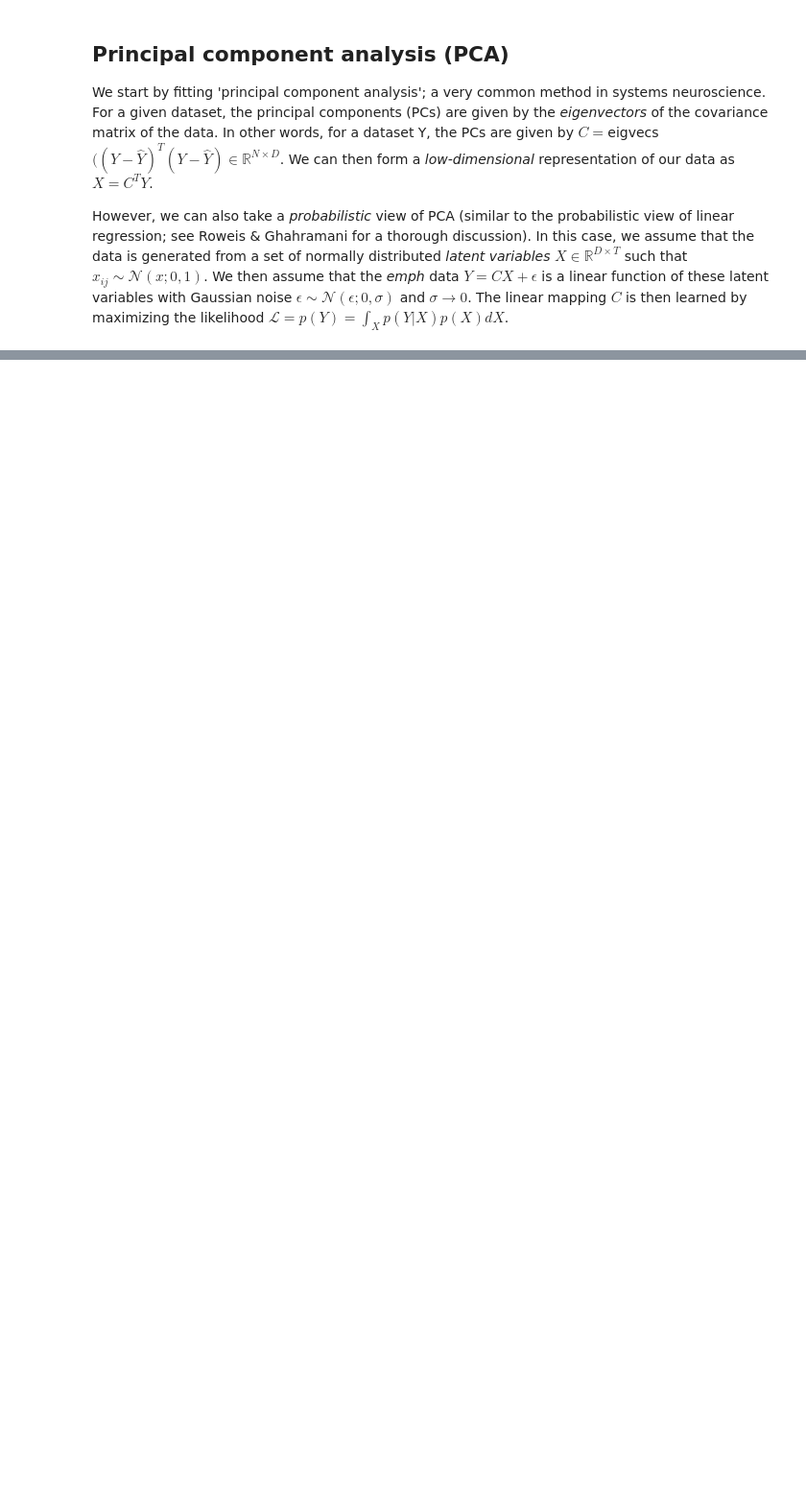
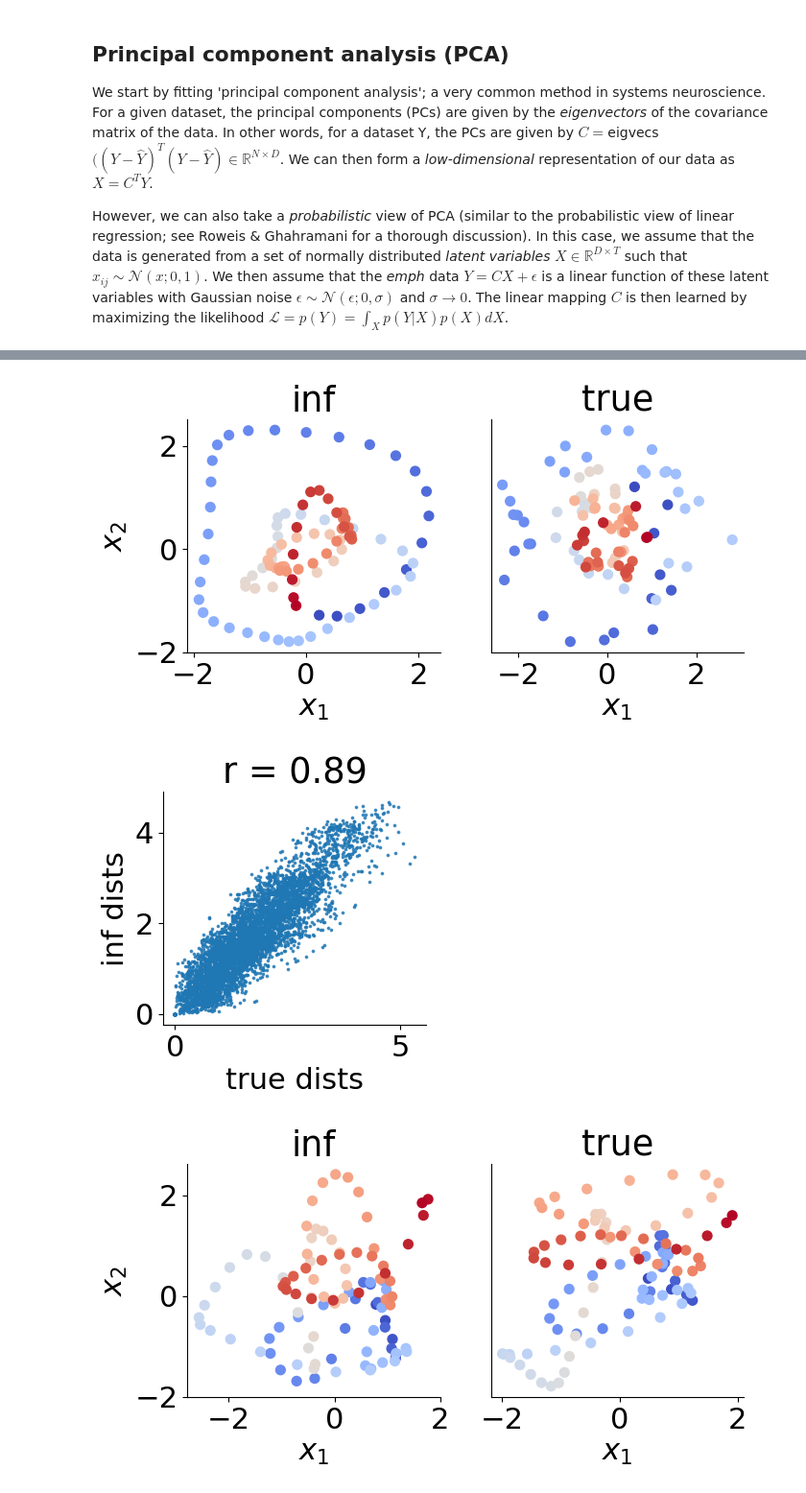
Before and after one commit to davindicode/cosyne-2023-generative-models, a Jupyter notebook: lvms.ipynb, the cells around one changed output, grey strips where cells are left out. Shown at 96% size. Saved outputs shown, nothing was run; the diff lists cells and outputs as text; code cells hidden in the pictures; blank space fills up the shorter version.

```diff
--- a/lvms.ipynb
+++ b/lvms.ipynb
@@ -191,0 +340,5 @@ ValueError: structure of the spiketrains is not correct: 0-axis should be trials
+# %%
+### We now fit GPLVMs using the mgplvm python package
+
+Xgplvm1, mod_gplvm1 = fit_gplvm_data(Y1, D)
+Xgplvm2, mod_gplvm2 = fit_gplvm_data(Y2, D)
@@ -191,0 +372,10 @@ ValueError: structure of the spiketrains is not correct: 0-axis should be trials
+# %%
+comp_lats([Xgplvm1, X1], cs = [np.arange(T) for _ in range(2)], cmap = 'coolwarm', titles = ['inf', 'true'])
+eval_lats(Xgplvm1, X1)
+
+comp_lats([Xgplvm2, X2], cs = [np.arange(T) for _ in range(2)], cmap = 'coolwarm', titles = ['inf', 'true'])
+eval_lats(Xgplvm2, X2)
+# %% [output]
+[figure, added]
+[figure, added]
+[figure, added]
```
Also changed, not shown: parts of 18 cells of this notebook.
